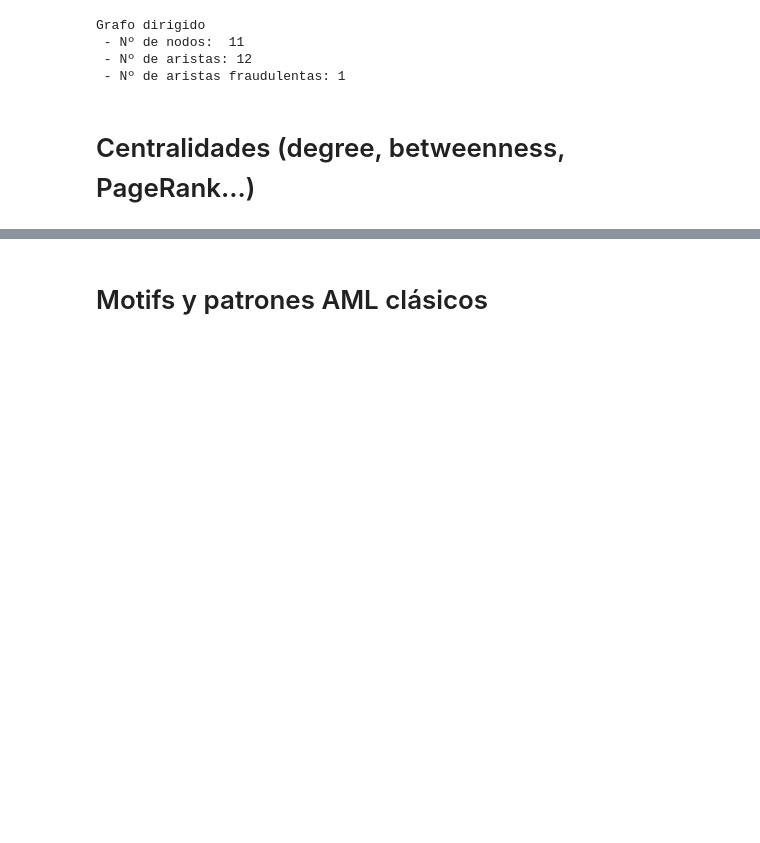
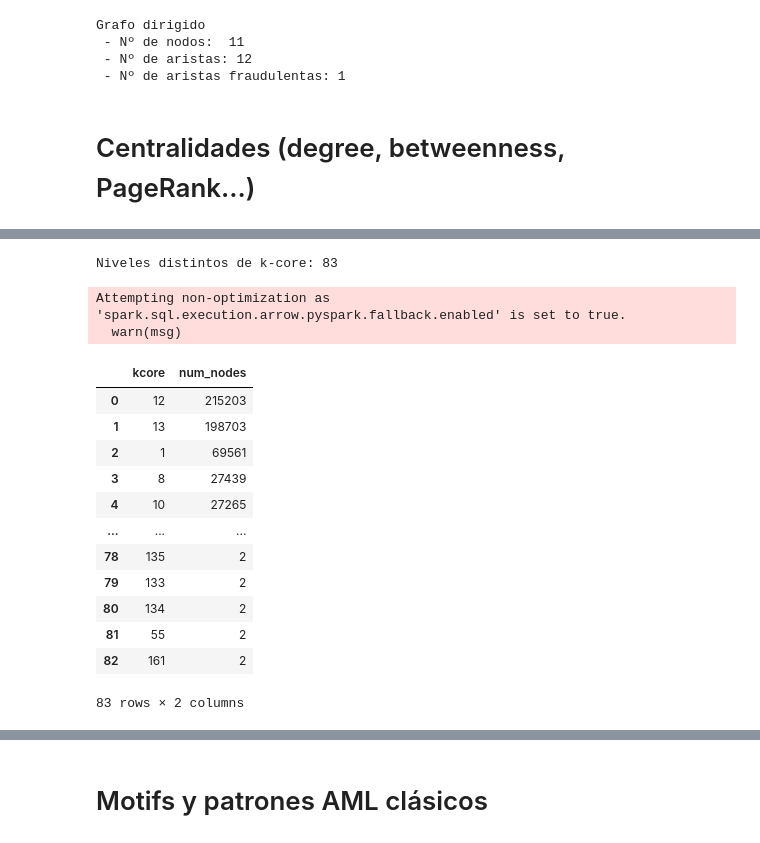
Before and after one commit to IngElecPuc/KaggleChallenges, a Jupyter notebook: Anti Money Laundering Transaction Data/EDA Topológico.ipynb, the cells around one changed output, grey strips where cells are left out. Saved outputs shown, nothing was run; the diff lists cells and outputs as text; code cells hidden in the pictures; blank space fills up the shorter version.

```diff
--- a/Anti Money Laundering Transaction Data/EDA Topológico.ipynb
+++ b/Anti Money Laundering Transaction Data/EDA Topológico.ipynb
@@ -1644,0 +1758,37 @@ Grafo dirigido
+# %%
+# Niveles distintos de k-core
+kcore_levels = df_kcore.select("kcore").distinct().count()
+print("Niveles distintos de k-core:", kcore_levels)
+
+kcore_sizes = (
+    df_kcore
+    .groupBy("kcore")
+    .agg(F.count("*").alias("num_nodes"))
+)
+
+#kcore_sizes.orderBy("kcore").show(50, truncate=False)
+
+# Para tablas/plots (pocos niveles → ok en pandas)
+kcore_sizes_pdf = (
+    kcore_sizes
+    .orderBy(F.desc("num_nodes"))
+    .toPandas()
+)
+kcore_sizes_pdf
+# %% [output]
+Niveles distintos de k-core: 83
+Attempting non-optimization as 'spark.sql.execution.arrow.pyspark.fallback.enabled' is set to true.
+  warn(msg)
+|  | kcore | num_nodes |
+| 0 | 12 | 215203 |
+| 1 | 13 | 198703 |
+| 2 | 1 | 69561 |
+| 3 | 8 | 27439 |
+| 4 | 10 | 27265 |
+| ... | ... | ... |
+| 78 | 135 | 2 |
+| 79 | 133 | 2 |
+| 80 | 134 | 2 |
+| 81 | 55 | 2 |
+| 82 | 161 | 2 |
+83 rows × 2 columns
```
Also changed, not shown: parts of 31 cells of this notebook, 1 other file.
